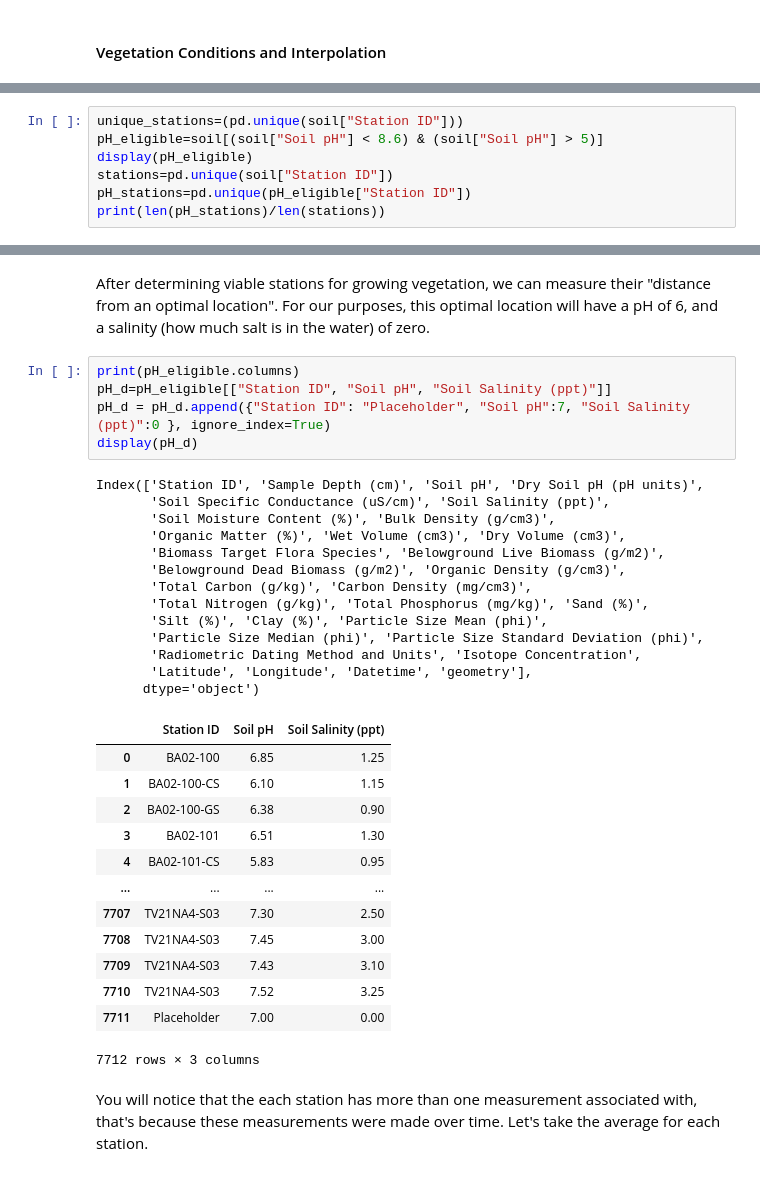
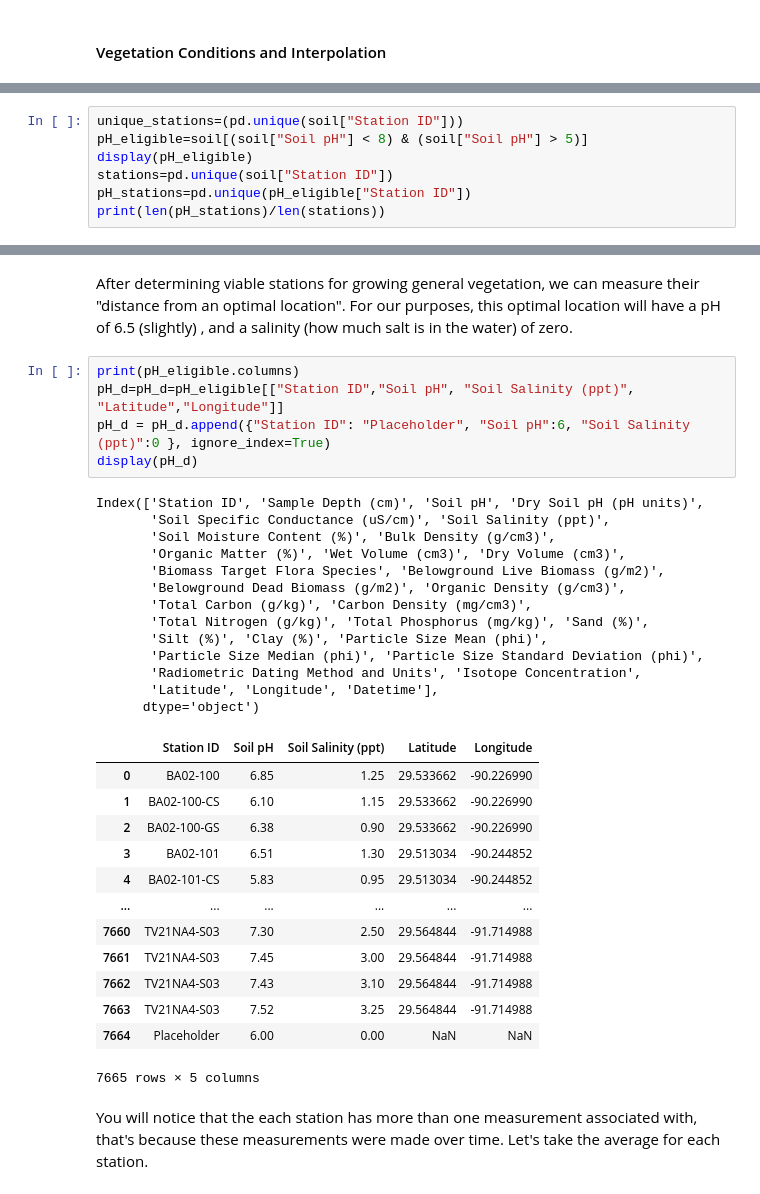
Before and after one commit to MinaSSaleh/MinaSSaleh.github.io, a Jupyter notebook: FinalTutorial.ipynb, the cells around one changed output, grey strips where cells are left out. Cells and saved outputs as stored; diff of their text form.

```diff
--- a/FinalTutorial.ipynb
+++ b/FinalTutorial.ipynb
@@ -368,6 +370,6 @@ Plant roots can sturdy the structure of the sand, and reduce the risk of erosion
 # %%
 unique_stations=(pd.unique(soil["Station ID"]))
-pH_eligible=soil[(soil["Soil pH"] < 8.6) & (soil["Soil pH"] > 5)]
+pH_eligible=soil[(soil["Soil pH"] < 8) & (soil["Soil pH"] > 5)]
 display(pH_eligible)
 stations=pd.unique(soil["Station ID"])
 pH_stations=pd.unique(pH_eligible["Station ID"])
@@ -416,37 +419,37 @@ display(pH_eligible)
 # %% [markdown]
-After determining viable stations for growing vegetation, we can measure their "distance from an optimal location". For our purposes, this optimal location will have a pH of 6, and a salinity (how much salt is in the water) of zero.
+After determining viable stations for growing general vegetation, we can measure their "distance from an optimal location". For our purposes, this optimal location will have a pH of 6.5 (slightly) , and a salinity (how much salt is in the water) of zero.
 # %%
 print(pH_eligible.columns)
-pH_d=pH_eligible[["Station ID", "Soil pH", "Soil Salinity (ppt)"]]
-pH_d = pH_d.append({"Station ID": "Placeholder", "Soil pH":7, "Soil Salinity (ppt)":0 }, ignore_index=True)
+pH_d=pH_d=pH_eligible[["Station ID","Soil pH", "Soil Salinity (ppt)", "Latitude","Longitude"]]
+pH_d = pH_d.append({"Station ID": "Placeholder", "Soil pH":6, "Soil Salinity (ppt)":0 }, ignore_index=True)
 display(pH_d)
 # %% [output]
 Index(['Station ID', 'Sample Depth (cm)', 'Soil pH', 'Dry Soil pH (pH units)',
        'Soil Specific Conductance (uS/cm)', 'Soil Salinity (ppt)',
        'Soil Moisture Content (%)', 'Bulk Density (g/cm3)',
        'Organic Matter (%)', 'Wet Volume (cm3)', 'Dry Volume (cm3)',
        'Biomass Target Flora Species', 'Belowground Live Biomass (g/m2)',
        'Belowground Dead Biomass (g/m2)', 'Organic Density (g/cm3)',
        'Total Carbon (g/kg)', 'Carbon Density (mg/cm3)',
        'Total Nitrogen (g/kg)', 'Total Phosphorus (mg/kg)', 'Sand (%)',
        'Silt (%)', 'Clay (%)', 'Particle Size Mean (phi)',
        'Particle Size Median (phi)', 'Particle Size Standard Deviation (phi)',
        'Radiometric Dating Method and Units', 'Isotope Concentration',
-       'Latitude', 'Longitude', 'Datetime', 'geometry'],
+       'Latitude', 'Longitude', 'Datetime'],
       dtype='object')
-|  | Station ID | Soil pH | Soil Salinity (ppt) |
-| 0 | BA02-100 | 6.85 | 1.25 |
-| 1 | BA02-100-CS | 6.10 | 1.15 |
-| 2 | BA02-100-GS | 6.38 | 0.90 |
-| 3 | BA02-101 | 6.51 | 1.30 |
-| 4 | BA02-101-CS | 5.83 | 0.95 |
-| ... | ... | ... | ... |
-| 7707 | TV21NA4-S03 | 7.30 | 2.50 |
-| 7708 | TV21NA4-S03 | 7.45 | 3.00 |
-| 7709 | TV21NA4-S03 | 7.43 | 3.10 |
-| 7710 | TV21NA4-S03 | 7.52 | 3.25 |
-| 7711 | Placeholder | 7.00 | 0.00 |
+|  | Station ID | Soil pH | Soil Salinity (ppt) | Latitude | Longitude |
+| 0 | BA02-100 | 6.85 | 1.25 | 29.533662 | -90.226990 |
+| 1 | BA02-100-CS | 6.10 | 1.15 | 29.533662 | -90.226990 |
+| 2 | BA02-100-GS | 6.38 | 0.90 | 29.533662 | -90.226990 |
+| 3 | BA02-101 | 6.51 | 1.30 | 29.513034 | -90.244852 |
+| 4 | BA02-101-CS | 5.83 | 0.95 | 29.513034 | -90.244852 |
+| ... | ... | ... | ... | ... | ... |
+| 7660 | TV21NA4-S03 | 7.30 | 2.50 | 29.564844 | -91.714988 |
+| 7661 | TV21NA4-S03 | 7.45 | 3.00 | 29.564844 | -91.714988 |
+| 7662 | TV21NA4-S03 | 7.43 | 3.10 | 29.564844 | -91.714988 |
+| 7663 | TV21NA4-S03 | 7.52 | 3.25 | 29.564844 | -91.714988 |
+| 7664 | Placeholder | 6.00 | 0.00 | NaN | NaN |
-7712 rows × 3 columns
+7665 rows × 5 columns
 # %% [markdown]
 You will notice that the each station has more than one measurement associated with, that's because these measurements were made over time. Let's take the average for each station.
 # %%
```
Also changed, not shown: parts of 21 cells of this notebook, 1 other file.
